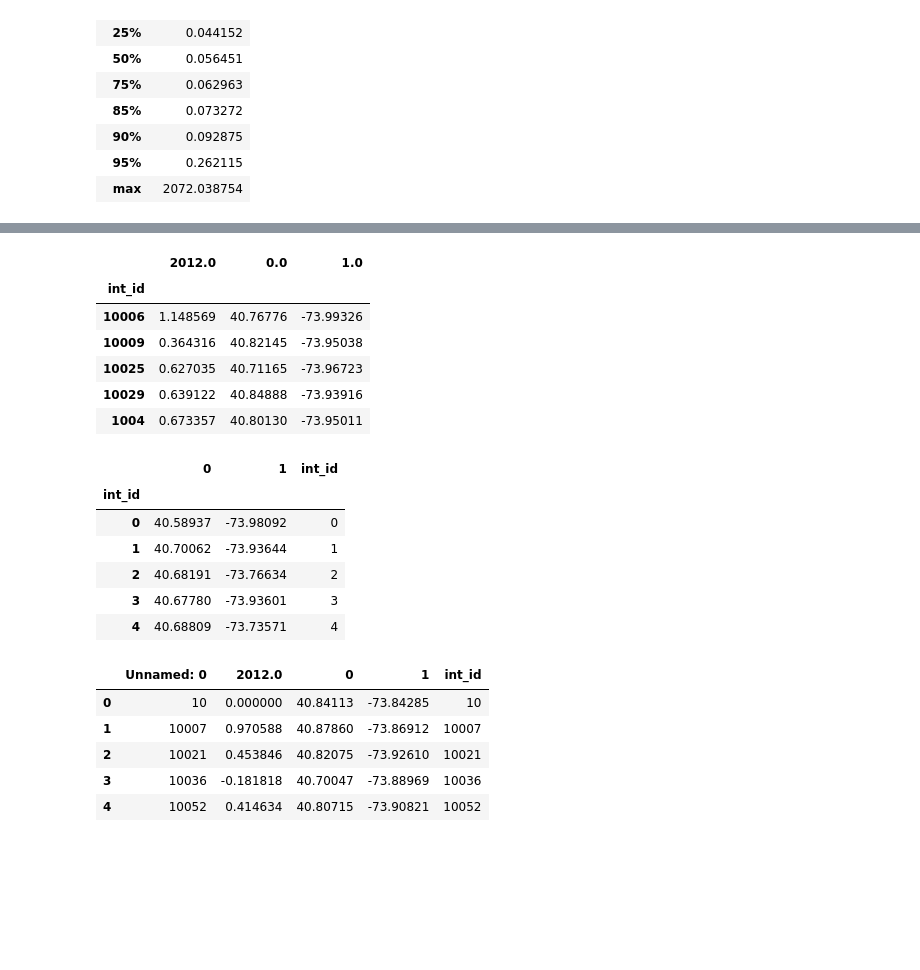
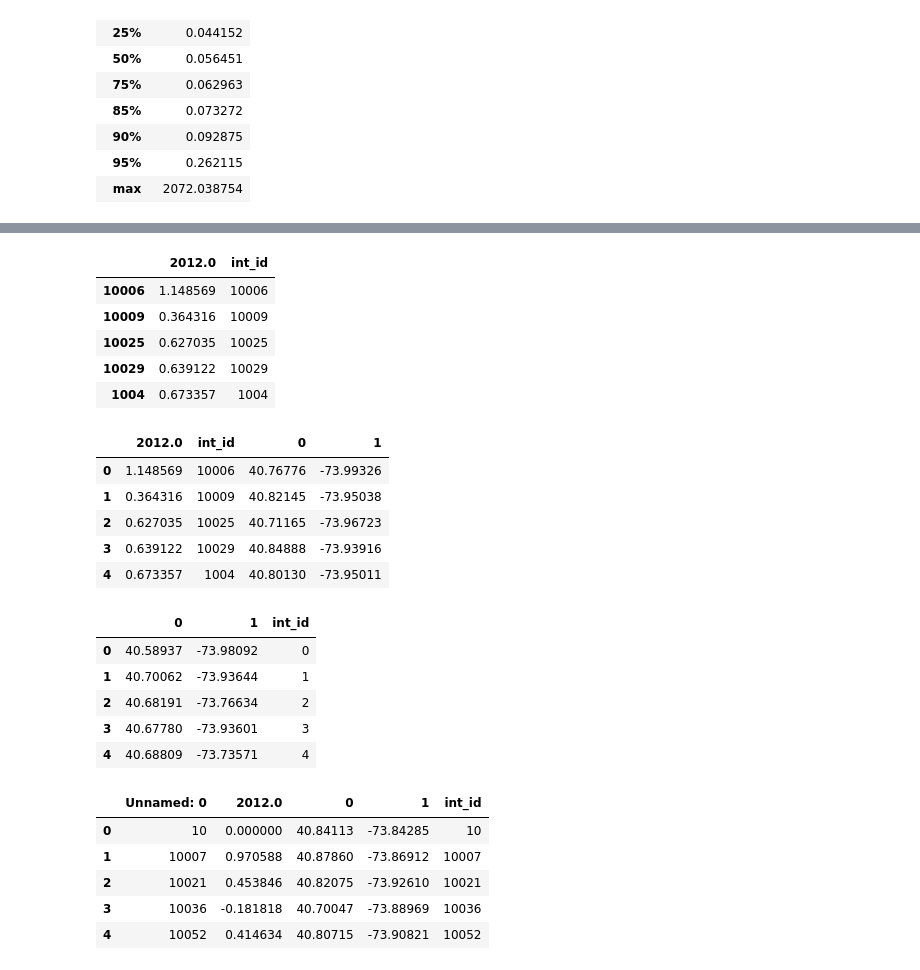
Before and after one commit to AmandaDoyle/BigDataTaxiFinalProject, a Jupyter notebook: filtering_by_both.ipynb, the cells around one changed output, grey strips where cells are left out. Cells and saved outputs as stored; diff of their text form; code cells hidden in the pictures; blank space fills up the shorter version.

```diff
--- a/filtering_by_both.ipynb
+++ b/filtering_by_both.ipynb
@@ -45,18 +62,26 @@ intersections = pd.read_csv('intersections.csv', header = None)
 # %%
-intersections.index.name = 'int_id'
-high_change.index.name = 'int_id'
+intersections['int_id']=intersections.index
+high_change['int_id'] = high_change.index
+high_change.head()
+# %% [output]
+|  | 2012.0 | int_id |
+| 10006 | 1.148569 | 10006 |
+| 10009 | 0.364316 | 10009 |
+| 10025 | 0.627035 | 10025 |
+| 10029 | 0.639122 | 10029 |
+| 1004 | 0.673357 | 1004 |
 # %%
-with_int = high_change.join(intersections)
+with_int = pd.merge(high_change, intersections, on = 'int_id')
 with_int.to_csv('deltaswithintnorm20102012.csv')
+# with_int['int']=with_ints.index
 with_int.head()
 # %% [output]
-|  | 2012.0 | 0.0 | 1.0 |
-| int_id |  |  |  |
-| 10006 | 1.148569 | 40.76776 | -73.99326 |
-| 10009 | 0.364316 | 40.82145 | -73.95038 |
-| 10025 | 0.627035 | 40.71165 | -73.96723 |
-| 10029 | 0.639122 | 40.84888 | -73.93916 |
-| 1004 | 0.673357 | 40.80130 | -73.95011 |
+|  | 2012.0 | int_id | 0 | 1 |
+| 0 | 1.148569 | 10006 | 40.76776 | -73.99326 |
+| 1 | 0.364316 | 10009 | 40.82145 | -73.95038 |
+| 2 | 0.627035 | 10025 | 40.71165 | -73.96723 |
+| 3 | 0.639122 | 10029 | 40.84888 | -73.93916 |
+| 4 | 0.673357 | 1004 | 40.80130 | -73.95011 |
 # %%
 re_filter = pd.read_csv('re_filter.csv')
 # %%
@@ -64,7 +89,6 @@ intersections['int_id']=intersections.index
 intersections.head()
 # %% [output]
 |  | 0 | 1 | int_id |
-| int_id |  |  |  |
 | 0 | 40.58937 | -73.98092 | 0 |
 | 1 | 40.70062 | -73.93644 | 1 |
 | 2 | 40.68191 | -73.76634 | 2 |
```
Also changed, not shown: parts of 5 cells of this notebook, 3 other files.
